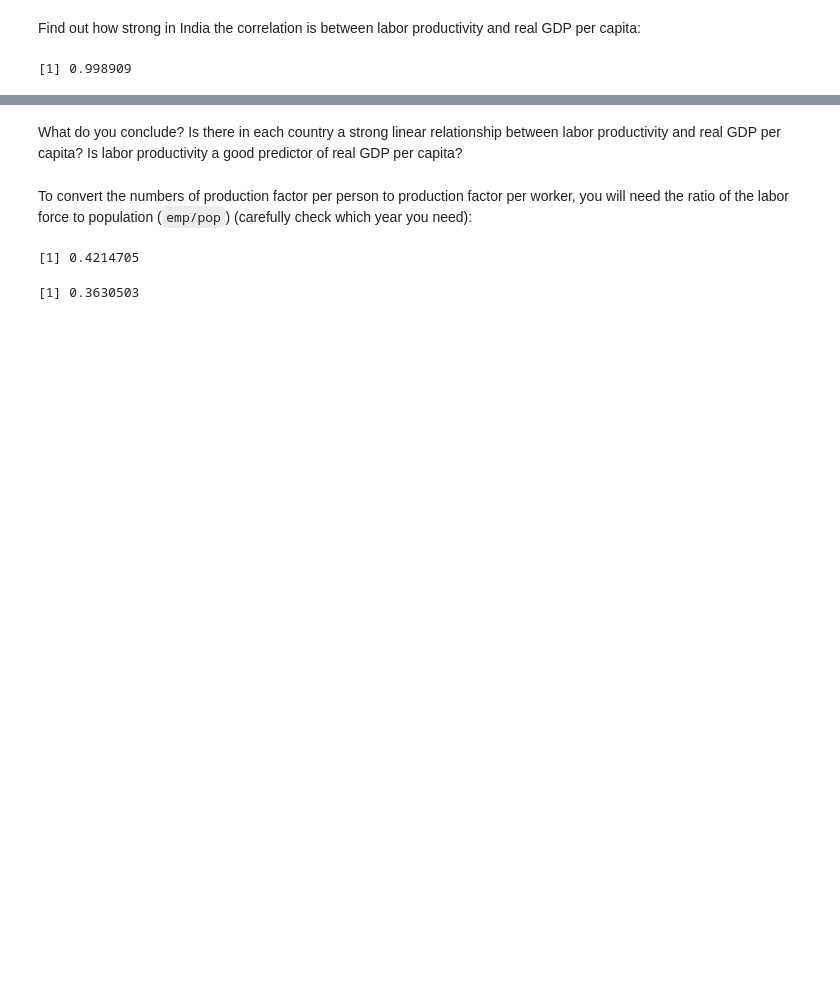
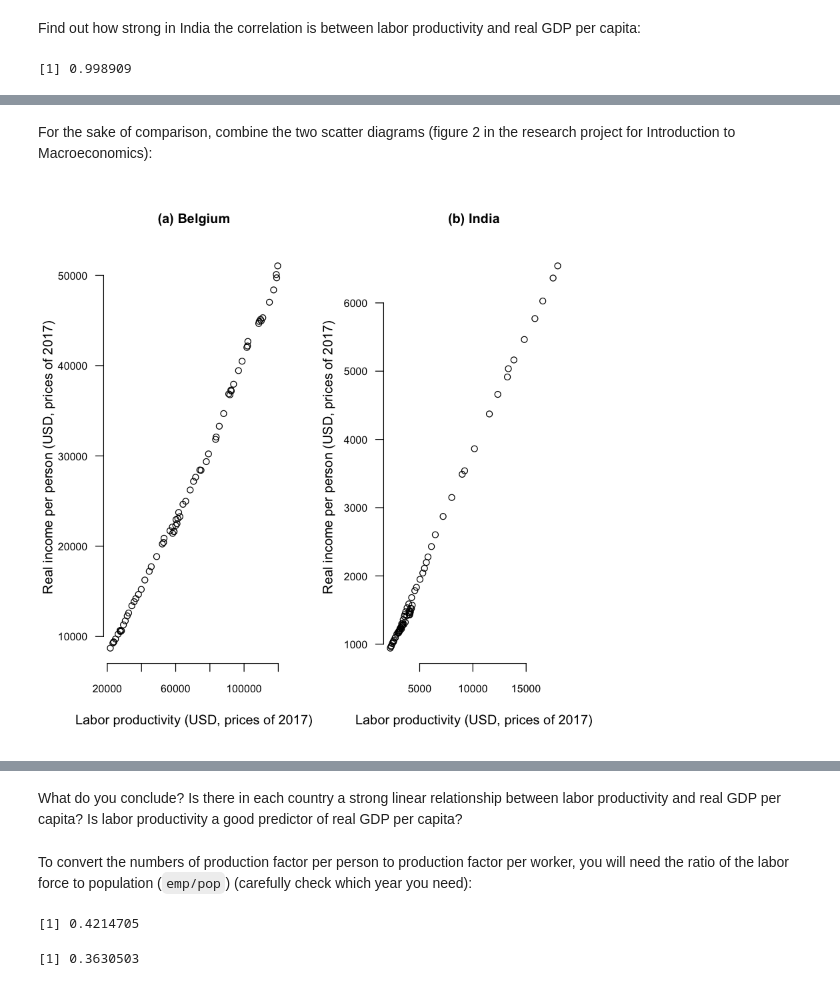
Before and after one commit to luc-hens/luc-hens.github.io, a Jupyter notebook: pwt_in_R.ipynb, the cells around one changed output, grey strips where cells are left out. Saved outputs shown, nothing was run; the diff lists cells and outputs as text; code cells hidden in the pictures; blank space fills up the shorter version.

```diff
--- a/pwt_in_R.ipynb
+++ b/pwt_in_R.ipynb
@@ -234,0 +274,18 @@ plot(real.gdp.per.worker[country=="India"],real.gdp.per.person[country=="India"]
+# %% [markdown]
+For the sake of comparison, combine the two scatter diagrams (figure 2 in the research project for Introduction to Macroeconomics):
+# %%
+par(mfrow=c(1,2))    # set the plotting area into a 1 by 2 array (1 row, 2 columns)
+options(scipen=50)   # suppres scientific notation of numbers
+plot(real.gdp.per.worker[country=="Belgium"],real.gdp.per.person[country=="Belgium"],
+    xlab="Labor productivity (USD, prices of 2017)",
+    ylab="Real income per person (USD, prices of 2017)",
+    main="(a) Belgium",
+    cex.main = 1, cex.axis=0.8, las=1, xaxs="i", yaxs="i", frame.plot=FALSE)
+plot(real.gdp.per.worker[country=="India"],real.gdp.per.person[country=="India"],
+    xlab="Labor productivity (USD, prices of 2017)",
+    ylab="Real income per person (USD, prices of 2017)",
+    main="(b) India",
+    cex.main = 1, cex.axis=0.8, las=1, xaxs="i", yaxs="i", frame.plot=FALSE )
+par(mfrow = c(1,1))
+# %% [output]
+[figure, added]
```
Also changed, not shown: parts of 26 cells of this notebook.
